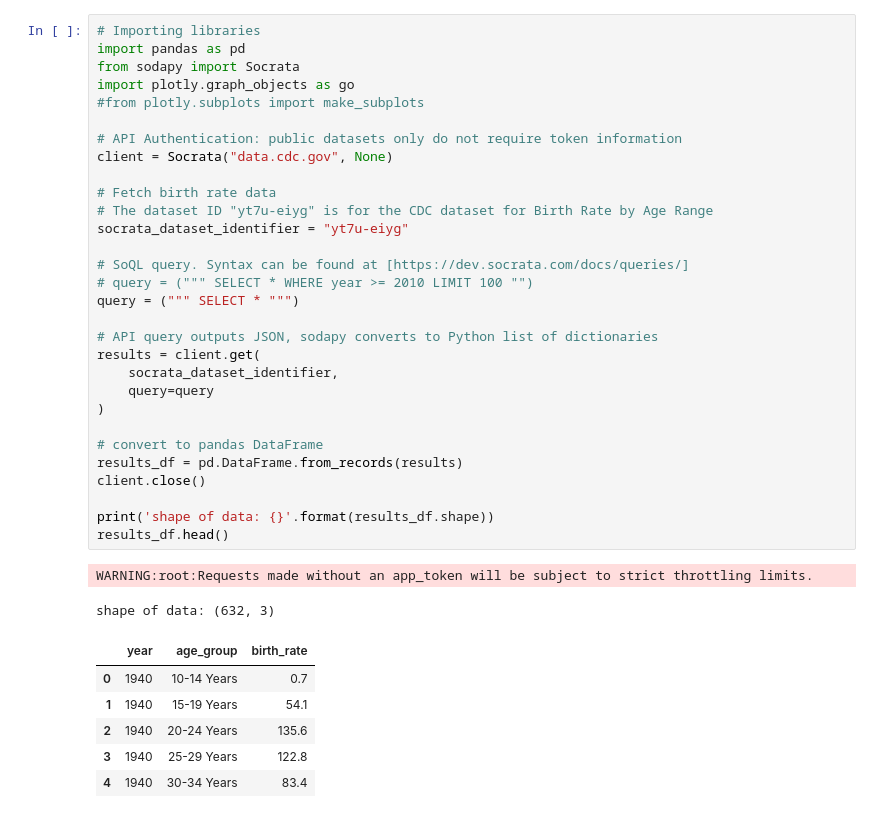
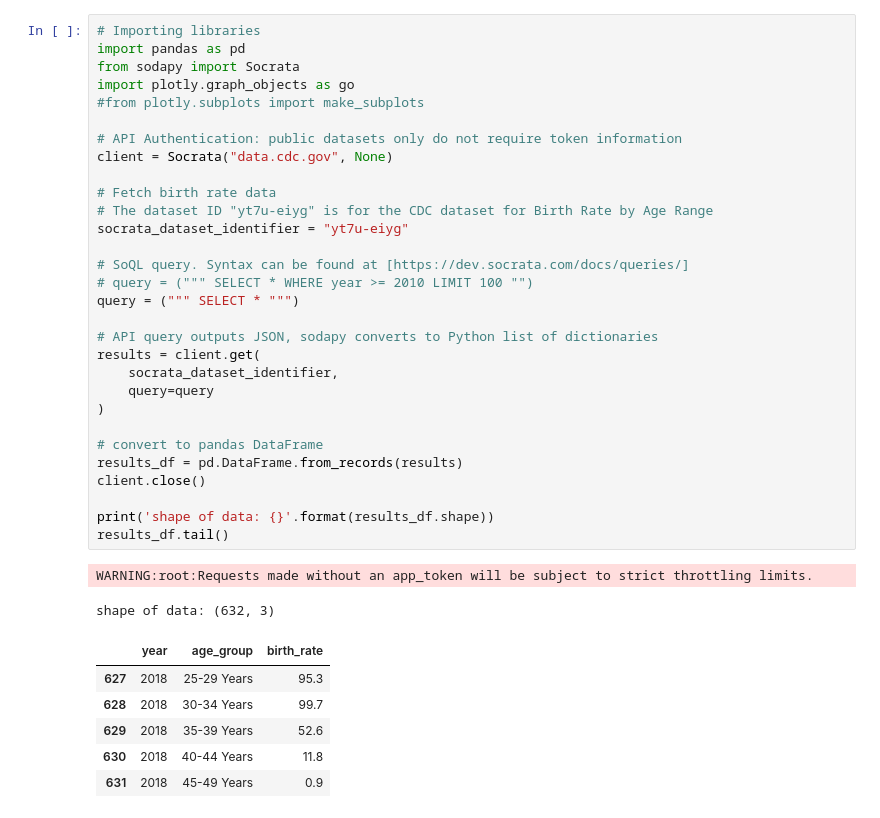
Before and after one commit to sean-gits-py/dash_plotly_templates, a Jupyter notebook: cdc_data/cdc_birth_rates.ipynb, the cells around one changed output. Saved outputs shown, nothing was run; the diff lists cells and outputs as text.

```diff
--- a/cdc_data/cdc_birth_rates.ipynb
+++ b/cdc_data/cdc_birth_rates.ipynb
@@ -4,39 +4,39 @@ import pandas as pd
 from sodapy import Socrata
 import plotly.graph_objects as go
 #from plotly.subplots import make_subplots
 
 # API Authentication: public datasets only do not require token information
 client = Socrata("data.cdc.gov", None)
 
 # Fetch birth rate data
 # The dataset ID "yt7u-eiyg" is for the CDC dataset for Birth Rate by Age Range
 socrata_dataset_identifier = "yt7u-eiyg"
 
 # SoQL query. Syntax can be found at [https://dev.socrata.com/docs/queries/]
 # query = (""" SELECT * WHERE year >= 2010 LIMIT 100 "")
 query = (""" SELECT * """)
 
 # API query outputs JSON, sodapy converts to Python list of dictionaries
 results = client.get(
     socrata_dataset_identifier,
     query=query
 )
 
 # convert to pandas DataFrame
 results_df = pd.DataFrame.from_records(results)
 client.close()
 
 print('shape of data: {}'.format(results_df.shape))
-results_df.head()
+results_df.tail()
 # %% [output]
 WARNING:root:Requests made without an app_token will be subject to strict throttling limits.
 shape of data: (632, 3)
 |  | year | age_group | birth_rate |
-| 0 | 1940 | 10-14 Years | 0.7 |
-| 1 | 1940 | 15-19 Years | 54.1 |
-| 2 | 1940 | 20-24 Years | 135.6 |
-| 3 | 1940 | 25-29 Years | 122.8 |
-| 4 | 1940 | 30-34 Years | 83.4 |
+| 627 | 2018 | 25-29 Years | 95.3 |
+| 628 | 2018 | 30-34 Years | 99.7 |
+| 629 | 2018 | 35-39 Years | 52.6 |
+| 630 | 2018 | 40-44 Years | 11.8 |
+| 631 | 2018 | 45-49 Years | 0.9 |
 # %%
 #Create Plotly line graph visualizing annual birth rate statistics by age group
 
```
Also changed, not shown: parts of 1 cell of this notebook.
